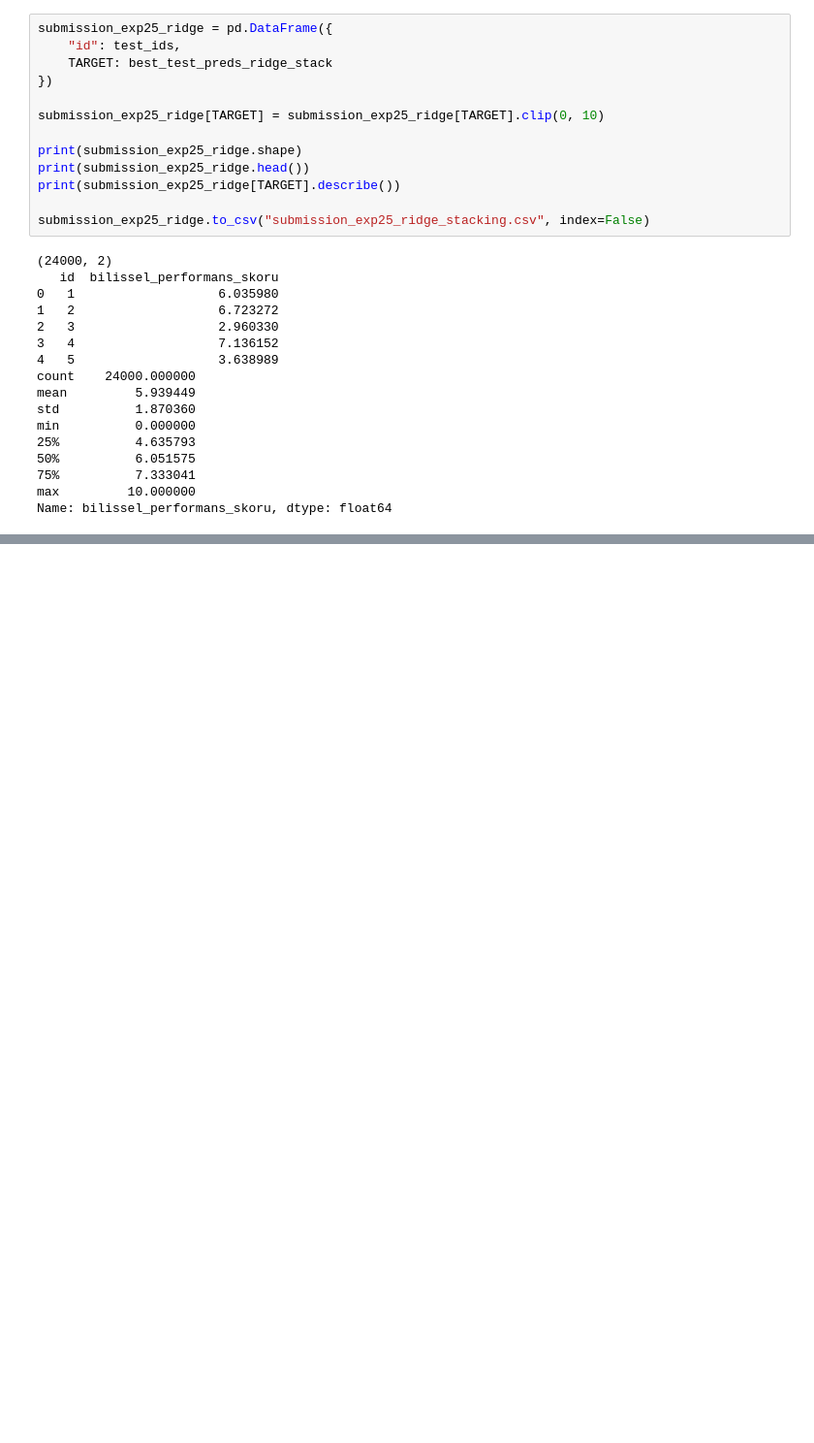
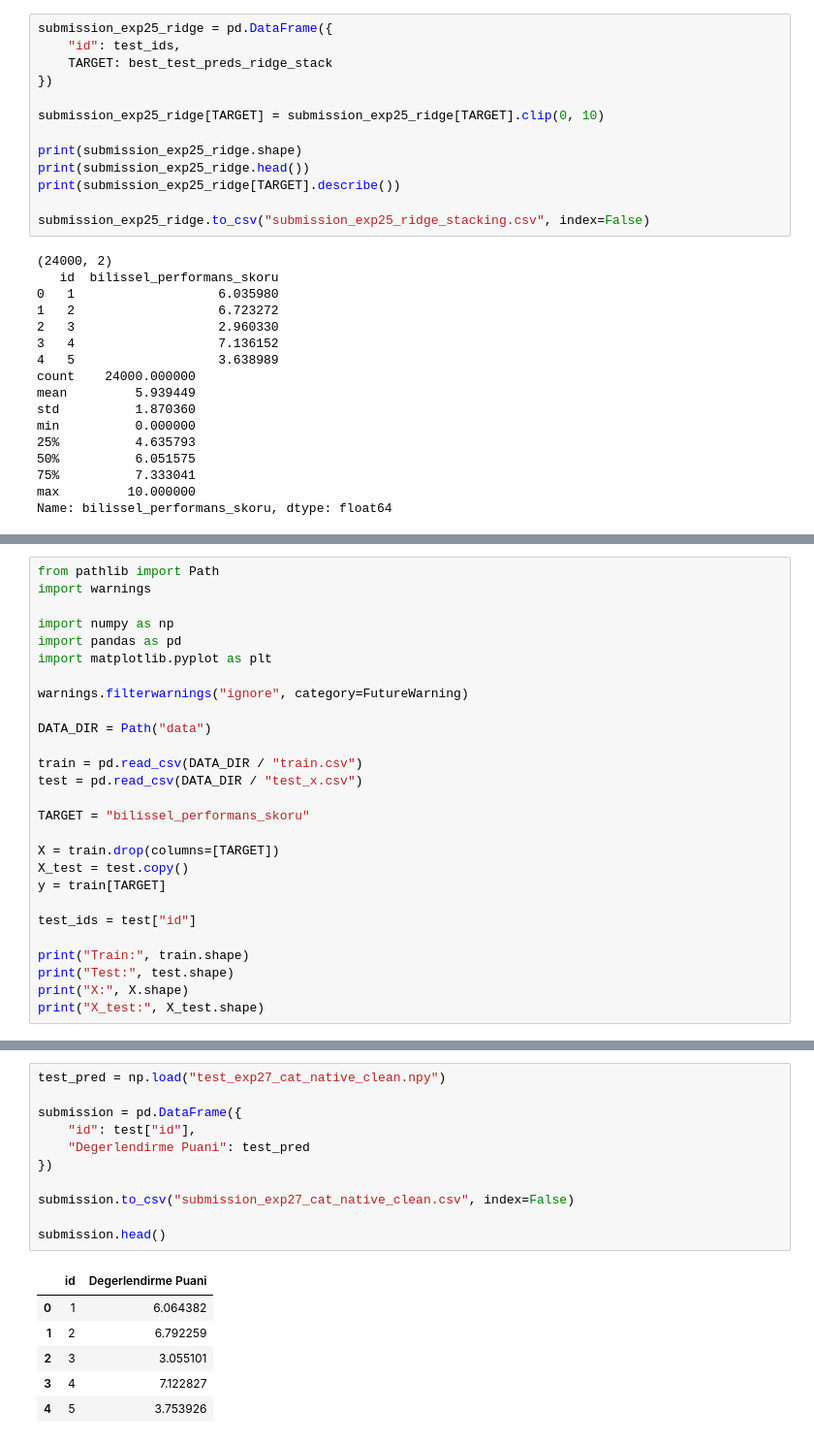
Before and after one commit to erenylldz/YZTA-2026---Datathon, a Jupyter notebook: 03_oof_ensemble.ipynb, the cells around one changed output, grey strips where cells are left out. Shown at 97% size. Cells and saved outputs as stored; diff of their text form; blank space fills up the shorter version.

```diff
--- a/03_oof_ensemble.ipynb
+++ b/03_oof_ensemble.ipynb
@@ -3456,0 +3534,27 @@ Name: bilissel_performans_skoru, dtype: float64
+# %%
+from pathlib import Path
+import warnings
+
+import numpy as np
+import pandas as pd
+import matplotlib.pyplot as plt
+
+warnings.filterwarnings("ignore", category=FutureWarning)
+
+DATA_DIR = Path("data")
+
+train = pd.read_csv(DATA_DIR / "train.csv")
+test = pd.read_csv(DATA_DIR / "test_x.csv")
+
+TARGET = "bilissel_performans_skoru"
+
+X = train.drop(columns=[TARGET])
+X_test = test.copy()
+y = train[TARGET]
+
+test_ids = test["id"]
+
+print("Train:", train.shape)
+print("Test:", test.shape)
+print("X:", X.shape)
+print("X_test:", X_test.shape)
@@ -3456,0 +4427,18 @@ Name: bilissel_performans_skoru, dtype: float64
+# %%
+test_pred = np.load("test_exp27_cat_native_clean.npy")
+
+submission = pd.DataFrame({
+    "id": test["id"],
+    "Degerlendirme Puani": test_pred
+})
+
+submission.to_csv("submission_exp27_cat_native_clean.csv", index=False)
+
+submission.head()
+# %% [output]
+|  | id | Degerlendirme Puani |
+| 0 | 1 | 6.064382 |
+| 1 | 2 | 6.792259 |
+| 2 | 3 | 3.055101 |
+| 3 | 4 | 7.122827 |
+| 4 | 5 | 3.753926 |
```
Also changed, not shown: parts of 50 cells of this notebook, 17 other files.
